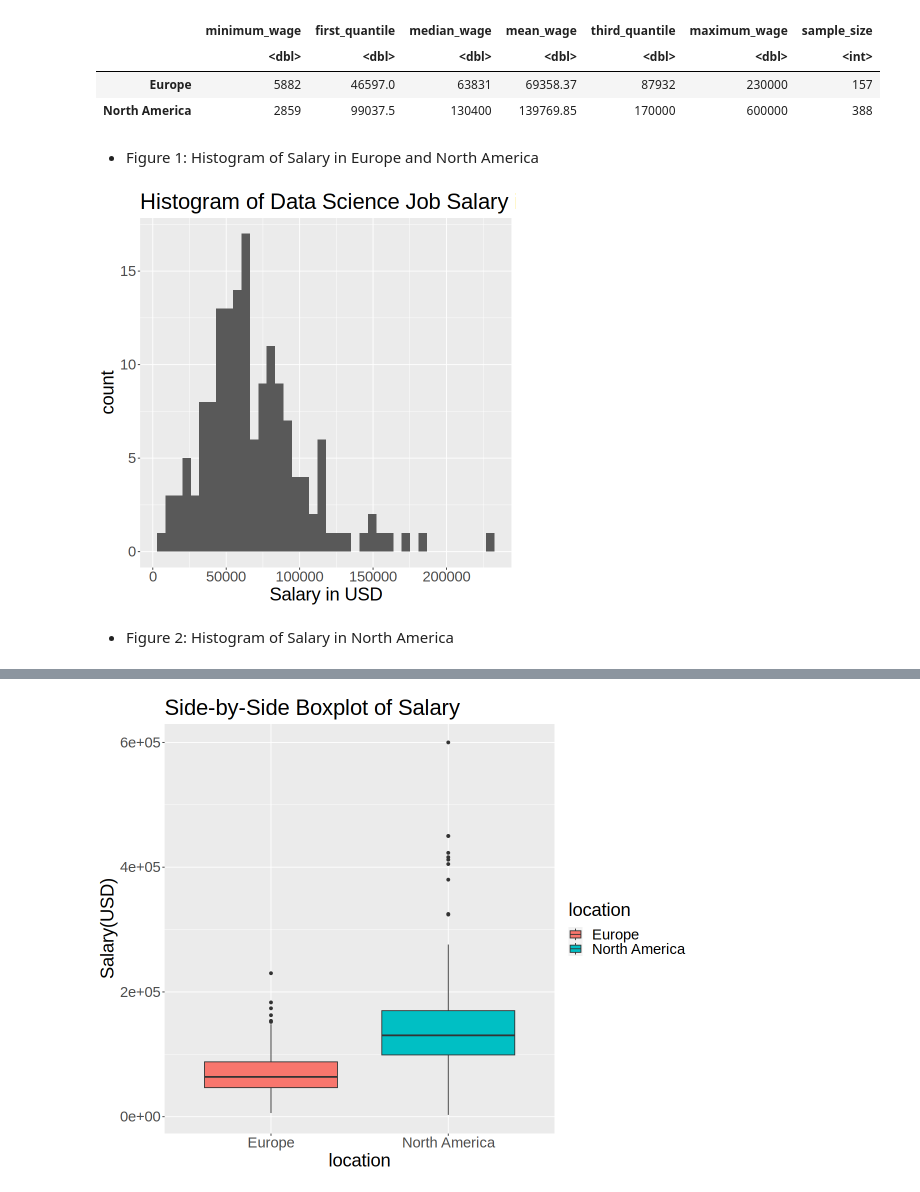
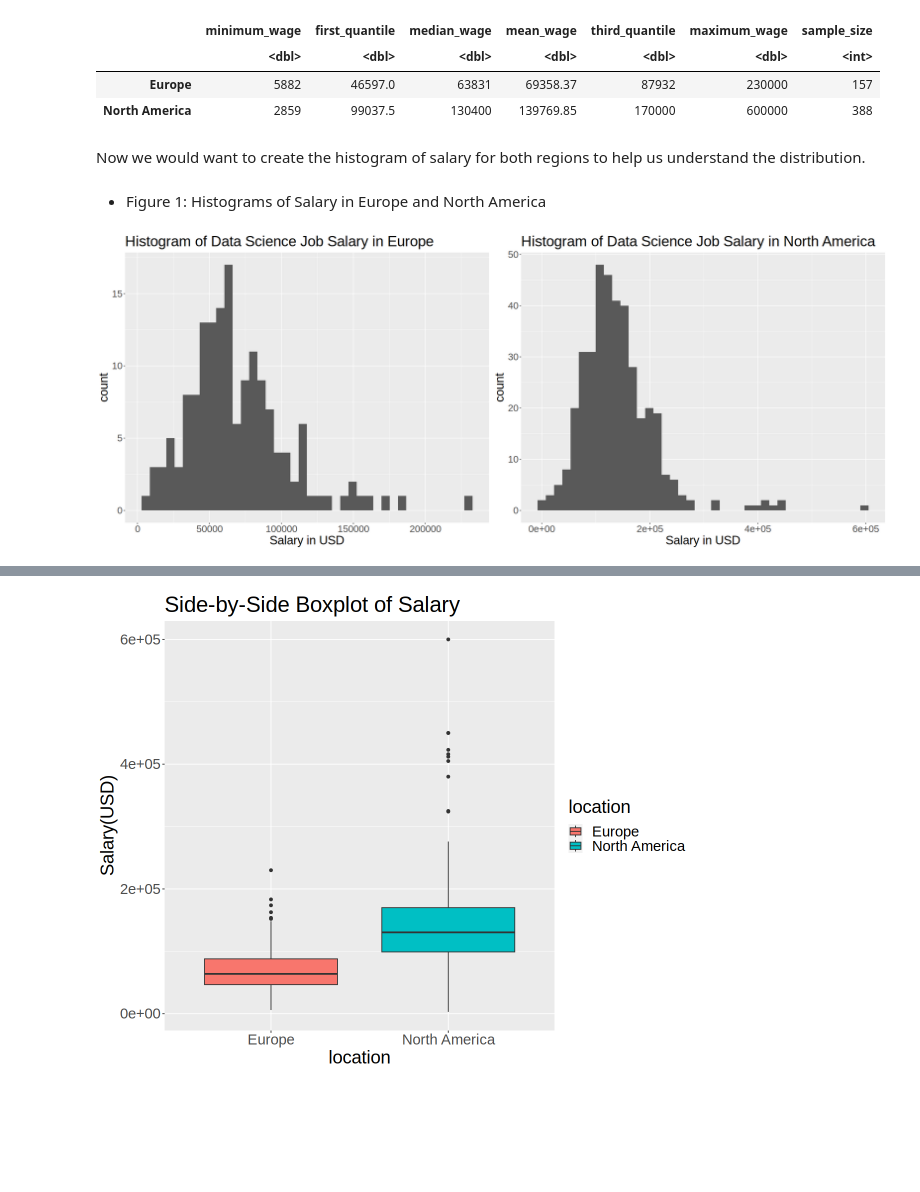
Before and after one commit to ScottCY/Hypothesis-Testing-New-York-City-Airbnb-booking-Prices, a Jupyter notebook: Proposal stat201.ipynb, the cells around one changed output, grey strips where cells are left out. Saved outputs shown, nothing was run; the diff lists cells and outputs as text; code cells hidden in the pictures; blank space fills up the shorter version.

```diff
--- a/Proposal stat201.ipynb
+++ b/Proposal stat201.ipynb
@@ -127,18 +120,27 @@ A data.frame: 2 × 7
 |  | <dbl> | <dbl> | <dbl> | <dbl> | <dbl> | <dbl> | <int> |
 | Europe | 5882 | 46597.0 | 63831 | 69358.37 | 87932 | 230000 | 157 |
 | North America | 2859 | 99037.5 | 130400 | 139769.85 | 170000 | 600000 | 388 |
+# %% [markdown]
+Now we would want to create the histogram of salary for both regions to help us understand the distribution.
 # %% [markdown]
-* Figure 1: Histogram of Salary in Europe and North America
+* Figure 1: Histograms of Salary in Europe and North America
 # %%
+options(repr.plot.width= 20, repr.plot.height=8)
 histogram_europe <- ds_final %>%
     filter(location == "Europe") %>%
     ggplot(aes(x = salary_in_usd)) +
     geom_histogram(bins = 40) +
     theme(text = element_text(size = 22)) +
     xlab("Salary in USD") +
     ggtitle("Histogram of Data Science Job Salary in Europe")
-histogram_europe
+histogram_na <- ds_final %>%
+    filter(location == "North America") %>%
+    ggplot(aes(x = salary_in_usd),color = 'white') +
+    geom_histogram(bins = 40) +
+    theme(text = element_text(size = 22)) +
+    xlab("Salary in USD") +
+    ggtitle("Histogram of Data Science Job Salary in North America")
+
+plot_grid(histogram_europe, histogram_na, labels = c('', ''))
 # %% [output]
-[figure, old version]
+[figure, new version]
-# %% [markdown]
-* Figure 2: Histogram of Salary in North America
```
Also changed, not shown: parts of 8 cells of this notebook.
